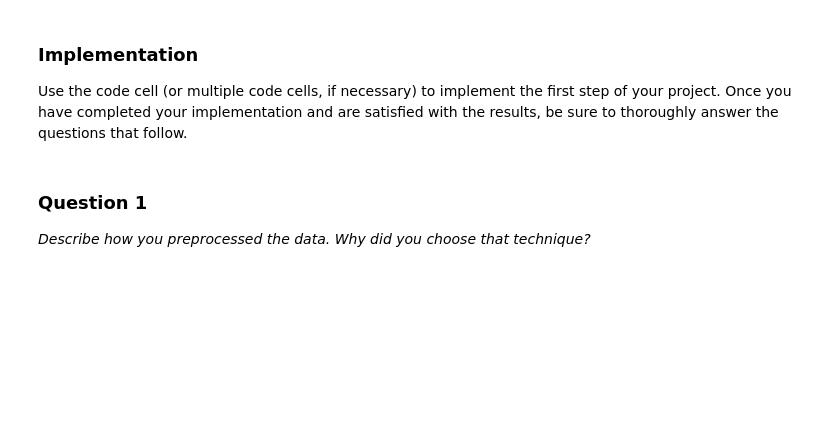
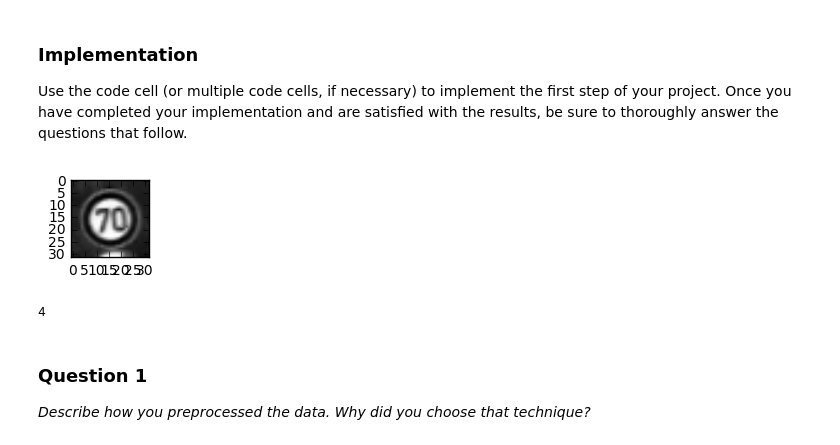
Before and after one commit to earlbread/CarND-Traffic-Sign-Classifier-Project, a Jupyter notebook: Traffic_Sign_Classifier.ipynb, the cells around one changed output. Saved outputs shown, nothing was run; the diff lists cells and outputs as text; code cells hidden in the pictures; blank space fills up the shorter version.

```diff
--- a/Traffic_Sign_Classifier.ipynb
+++ b/Traffic_Sign_Classifier.ipynb
@@ -105,6 +113,22 @@ Use the code cell (or multiple code cells, if necessary) to implement the first
 # %%
 ### Preprocess the data here.
 ### Feel free to use as many code cells as needed.
+from sklearn.utils import shuffle
+X_train, y_train = shuffle(X_train, y_train)
+
+# Change to grayscale
+import cv2
+X_train = [cv2.cvtColor(img, cv2.COLOR_BGR2GRAY) for img in X_train]
+# %%
+index = random.randint(0, n_train)
+image = X_train[index].squeeze()
+plt.figure(figsize=(1,1))
+plt.imshow(X_train[index], cmap='gray')
+plt.show()
+print(y_train[index])
+# %% [output]
+[figure, added]
+4
 # %% [markdown]
 ### Question 1
 
```
Also changed, not shown: parts of 10 cells of this notebook.
